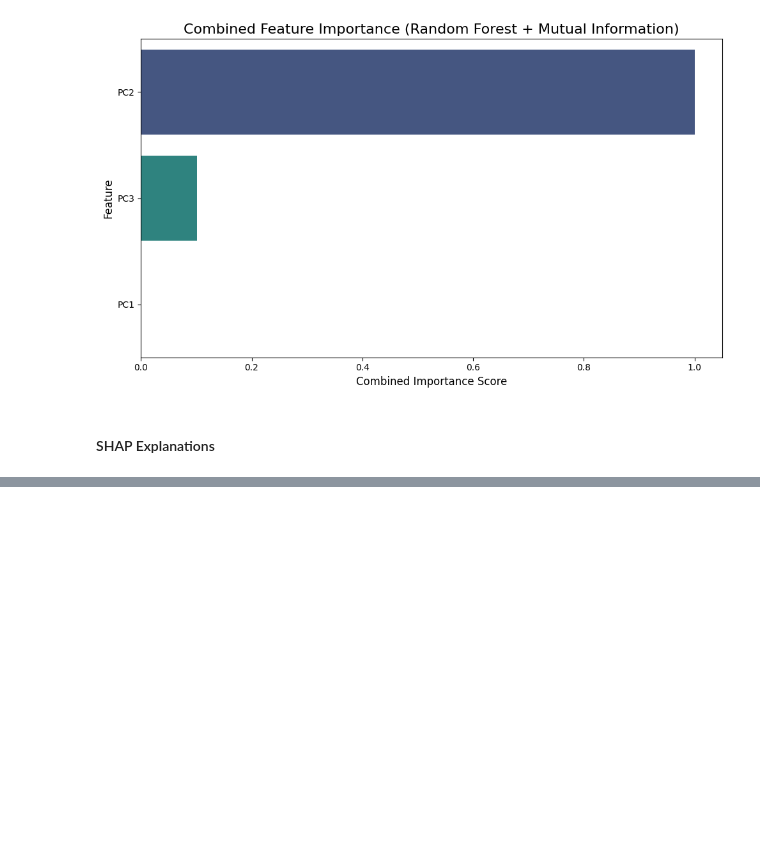
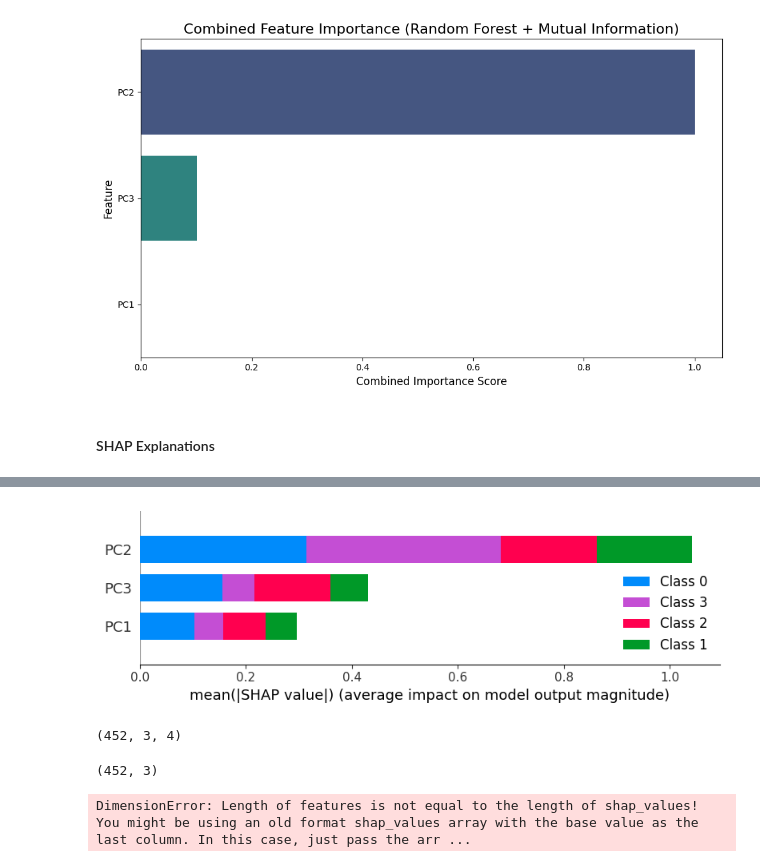
Before and after one commit to SABO007/cap5771sp25-project, a Jupyter notebook: Scripts/model_evaluation.ipynb, the cells around one changed output, grey strips where cells are left out. Cells and saved outputs as stored; diff of their text form; code cells hidden in the pictures; blank space fills up the shorter version.

```diff
--- a/Scripts/model_evaluation.ipynb
+++ b/Scripts/model_evaluation.ipynb
@@ -174,8 +174,13 @@ plt.show()
 [figure]
 # %% [markdown]
 #### SHAP Explanations
+# %%
+import joblib
+
+best_model = joblib.load('../Models/best_model.pkl')
 # %%
 X_test = pd.read_csv('../Data/x_test.csv')
+X_test.columns = ['PC1', 'PC2', 'PC3']
 # %%
 import shap
 
@@ -191,0 +193,16 @@ ValueError: The shape of the shap_values matrix does not match the shape of the
+# %%
+shap.summary_plot(shap_values, X_test, plot_type="bar", max_display=10)
+# %% [output]
+[figure, added]
+# %%
+shap_values.shape
+# %% [output]
+(452, 3, 4)
+# %%
+X_test.shape
+# %% [output]
+(452, 3)
+# %%
+shap.force_plot(explainer.expected_value[1], shap_values[1][0], X_test.iloc[0])
+# %% [output]
+DimensionError: Length of features is not equal to the length of shap_values! You might be using an old format shap_values array with the base value as the last column. In this case, just pass the arr ...
```
Also changed, not shown: parts of 1 cell of this notebook, 10 other files.
